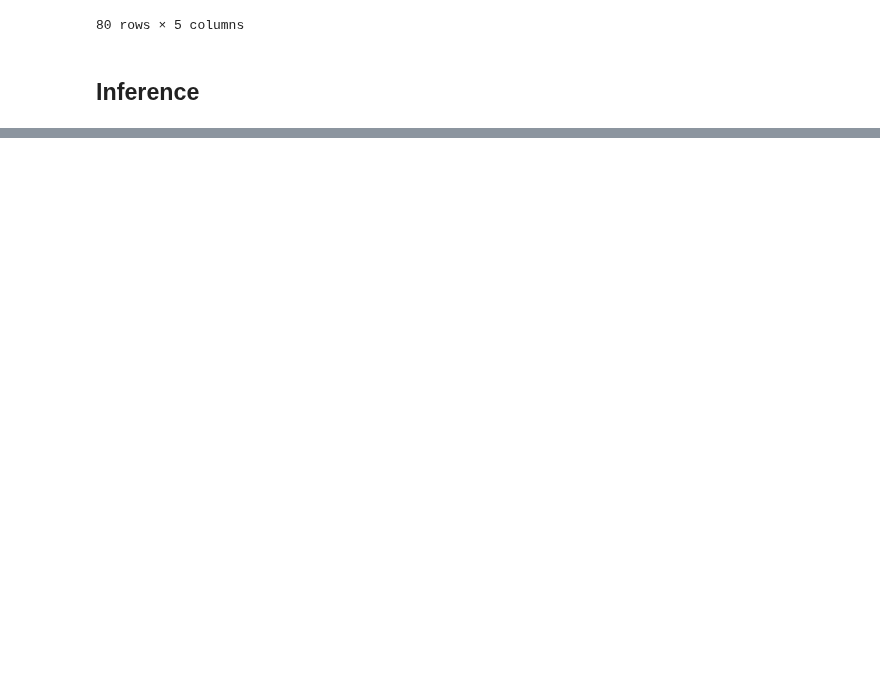
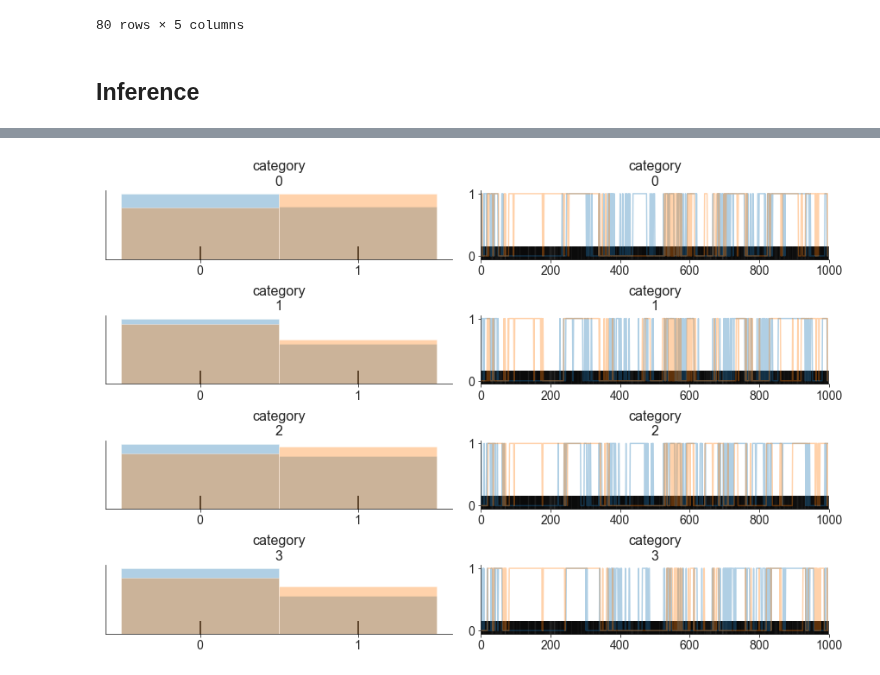
Before and after one commit to cbg-ethz/shm, a Jupyter notebook: analysis/03-hierarchical_model.ipynb, the cells around one changed output, grey strips where cells are left out. Saved outputs shown, nothing was run; the diff lists cells and outputs as text; code cells hidden in the pictures; blank space fills up the shorter version.

```diff
--- a/analysis/03-hierarchical_model.ipynb
+++ b/analysis/03-hierarchical_model.ipynb
@@ -153,0 +225,4 @@ mod.render("model.dot")
+# %%
+az.plot_trace(trace, var_names="category");
+# %% [output]
+[figure, added]
```
Also changed, not shown: parts of 13 cells of this notebook, 4 other files.
